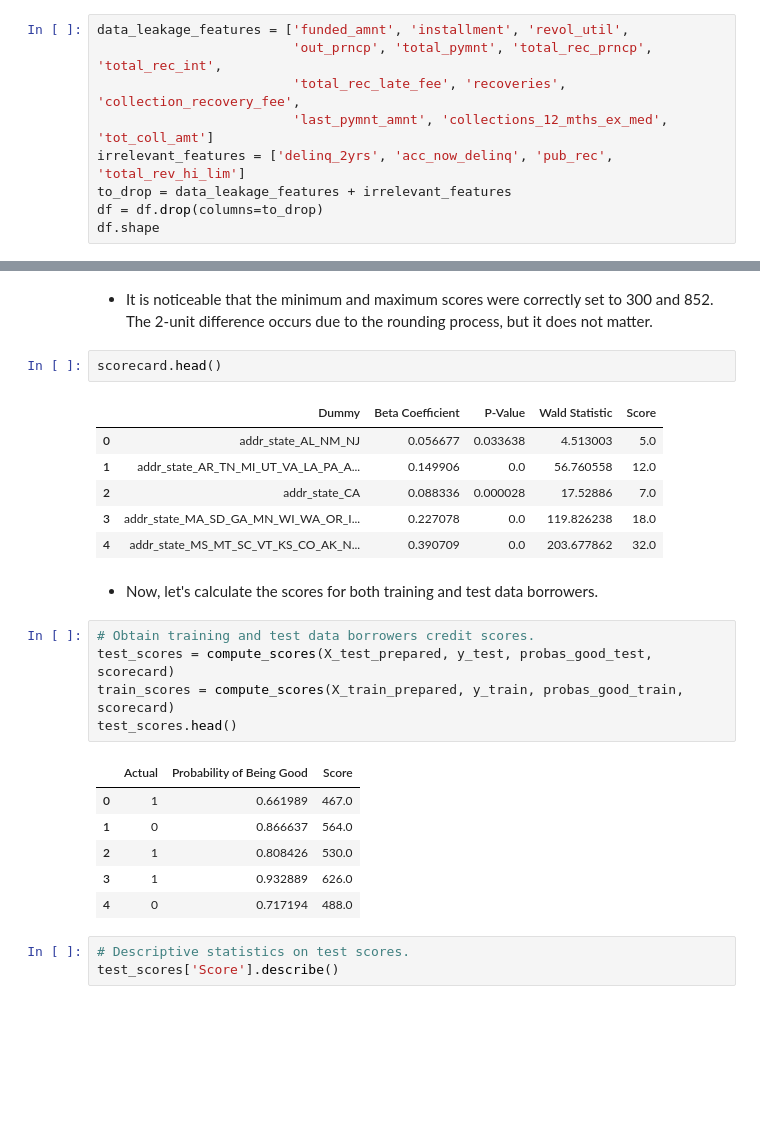
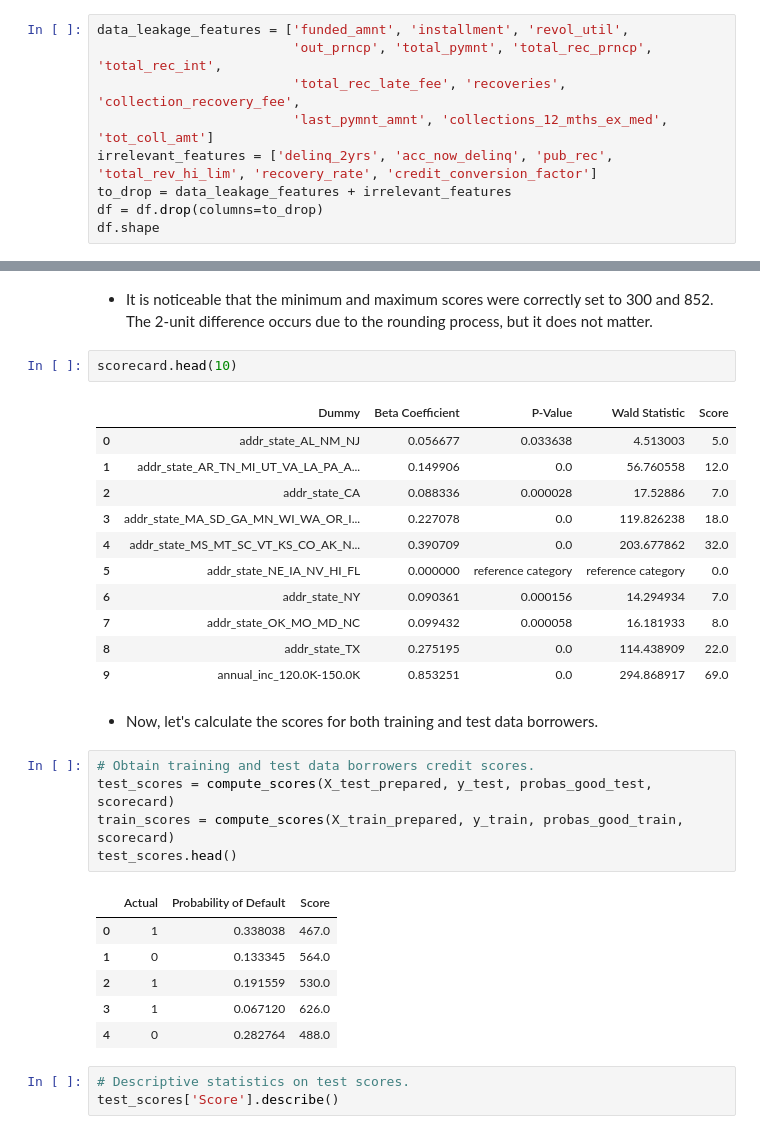
Before and after one commit to allmeidaapedro/Lending-Club-Credit-Scoring, a Jupyter notebook: notebooks/3_pd_modeling.ipynb, the cells around one changed output, grey strips where cells are left out. Drawn from its saved outputs; the diff is of its cells as text; blank space fills up the shorter version.

```diff
--- a/notebooks/3_pd_modeling.ipynb
+++ b/notebooks/3_pd_modeling.ipynb
@@ -244,7 +244,7 @@ data_leakage_features = ['funded_amnt', 'installment', 'revol_util',
                          'out_prncp', 'total_pymnt', 'total_rec_prncp', 'total_rec_int',
                          'total_rec_late_fee', 'recoveries', 'collection_recovery_fee',
                          'last_pymnt_amnt', 'collections_12_mths_ex_med', 'tot_coll_amt']
-irrelevant_features = ['delinq_2yrs', 'acc_now_delinq', 'pub_rec', 'total_rev_hi_lim']
+irrelevant_features = ['delinq_2yrs', 'acc_now_delinq', 'pub_rec', 'total_rev_hi_lim', 'recovery_rate', 'credit_conversion_factor']
 to_drop = data_leakage_features + irrelevant_features
 df = df.drop(columns=to_drop)
 df.shape
@@ -589,14 +589,19 @@ The maximum possible credit score is 852.0.
 # %% [markdown]
 - It is noticeable that the minimum and maximum scores were correctly set to 300 and 852. The 2-unit difference occurs due to the rounding process, but it does not matter.
 # %%
-scorecard.head()
+scorecard.head(10)
 # %% [output]
 |  | Dummy | Beta Coefficient | P-Value | Wald Statistic | Score |
 | 0 | addr_state_AL_NM_NJ | 0.056677 | 0.033638 | 4.513003 | 5.0 |
 | 1 | addr_state_AR_TN_MI_UT_VA_LA_PA_A... | 0.149906 | 0.0 | 56.760558 | 12.0 |
 | 2 | addr_state_CA | 0.088336 | 0.000028 | 17.52886 | 7.0 |
 | 3 | addr_state_MA_SD_GA_MN_WI_WA_OR_I... | 0.227078 | 0.0 | 119.826238 | 18.0 |
 | 4 | addr_state_MS_MT_SC_VT_KS_CO_AK_N... | 0.390709 | 0.0 | 203.677862 | 32.0 |
+| 5 | addr_state_NE_IA_NV_HI_FL | 0.000000 | reference category | reference category | 0.0 |
+| 6 | addr_state_NY | 0.090361 | 0.000156 | 14.294934 | 7.0 |
+| 7 | addr_state_OK_MO_MD_NC | 0.099432 | 0.000058 | 16.181933 | 8.0 |
+| 8 | addr_state_TX | 0.275195 | 0.0 | 114.438909 | 22.0 |
+| 9 | annual_inc_120.0K-150.0K | 0.853251 | 0.0 | 294.868917 | 69.0 |
 # %% [markdown]
 - Now, let's calculate the scores for both training and test data borrowers.
 # %%
@@ -605,12 +610,12 @@ test_scores = compute_scores(X_test_prepared, y_test, probas_good_test, scorecar
 train_scores = compute_scores(X_train_prepared, y_train, probas_good_train, scorecard)
 test_scores.head()
 # %% [output]
-|  | Actual | Probability of Being Good | Score |
-| 0 | 1 | 0.661989 | 467.0 |
-| 1 | 0 | 0.866637 | 564.0 |
-| 2 | 1 | 0.808426 | 530.0 |
-| 3 | 1 | 0.932889 | 626.0 |
-| 4 | 0 | 0.717194 | 488.0 |
+|  | Actual | Probability of Default | Score |
+| 0 | 1 | 0.338038 | 467.0 |
+| 1 | 0 | 0.133345 | 564.0 |
+| 2 | 1 | 0.191559 | 530.0 |
+| 3 | 1 | 0.067120 | 626.0 |
+| 4 | 0 | 0.282764 | 488.0 |
 # %%
 # Descriptive statistics on test scores.
 test_scores['Score'].describe()
```
Also changed, not shown: parts of 6 cells of this notebook, 5 other files.
